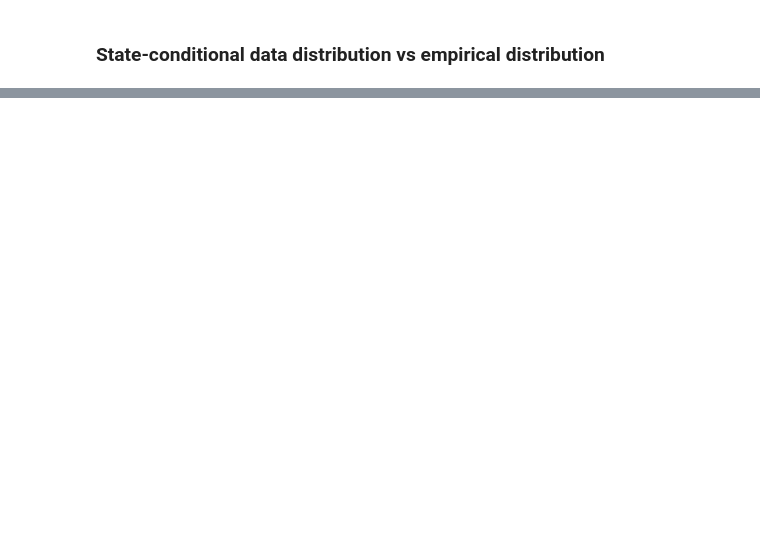
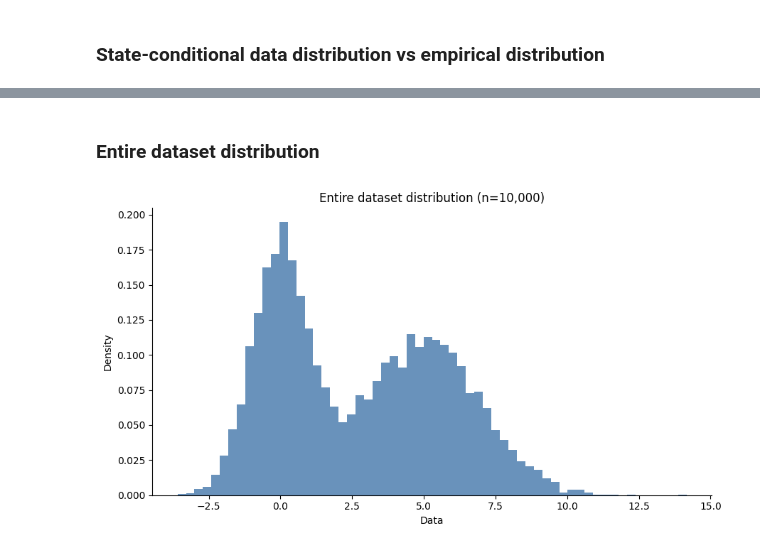
Before and after one commit to leoyxngg/FlexibleEmissionHMM, a Jupyter notebook: notebooks/markov_process_generation_test.ipynb, the cells around one changed output, grey strips where cells are left out. Cells and saved outputs as stored; diff of their text form; code cells hidden in the pictures; blank space fills up the shorter version.

```diff
--- a/notebooks/markov_process_generation_test.ipynb
+++ b/notebooks/markov_process_generation_test.ipynb
@@ -74,0 +75,16 @@ plt.show()
+# %% [markdown]
+### Entire dataset distribution
+# %%
+all_samples = pd.read_csv(project_root / "data" / "synthetic" / "samples.csv")
+
+fig, ax = plt.subplots(figsize=(9, 5))
+ax.hist(all_samples["data"], bins=60, density=True, color="#4477AA", alpha=0.8)
+ax.set_title(f"Entire dataset distribution (n={len(all_samples):,})")
+ax.set_xlabel("Data")
+ax.set_ylabel("Density")
+ax.set_ylim(bottom=0)
+ax.spines[["top", "right"]].set_visible(False)
+plt.tight_layout()
+plt.show()
+# %% [output]
+[figure, added]
```
Also changed, not shown: parts of 2 cells of this notebook, 13 other files.
